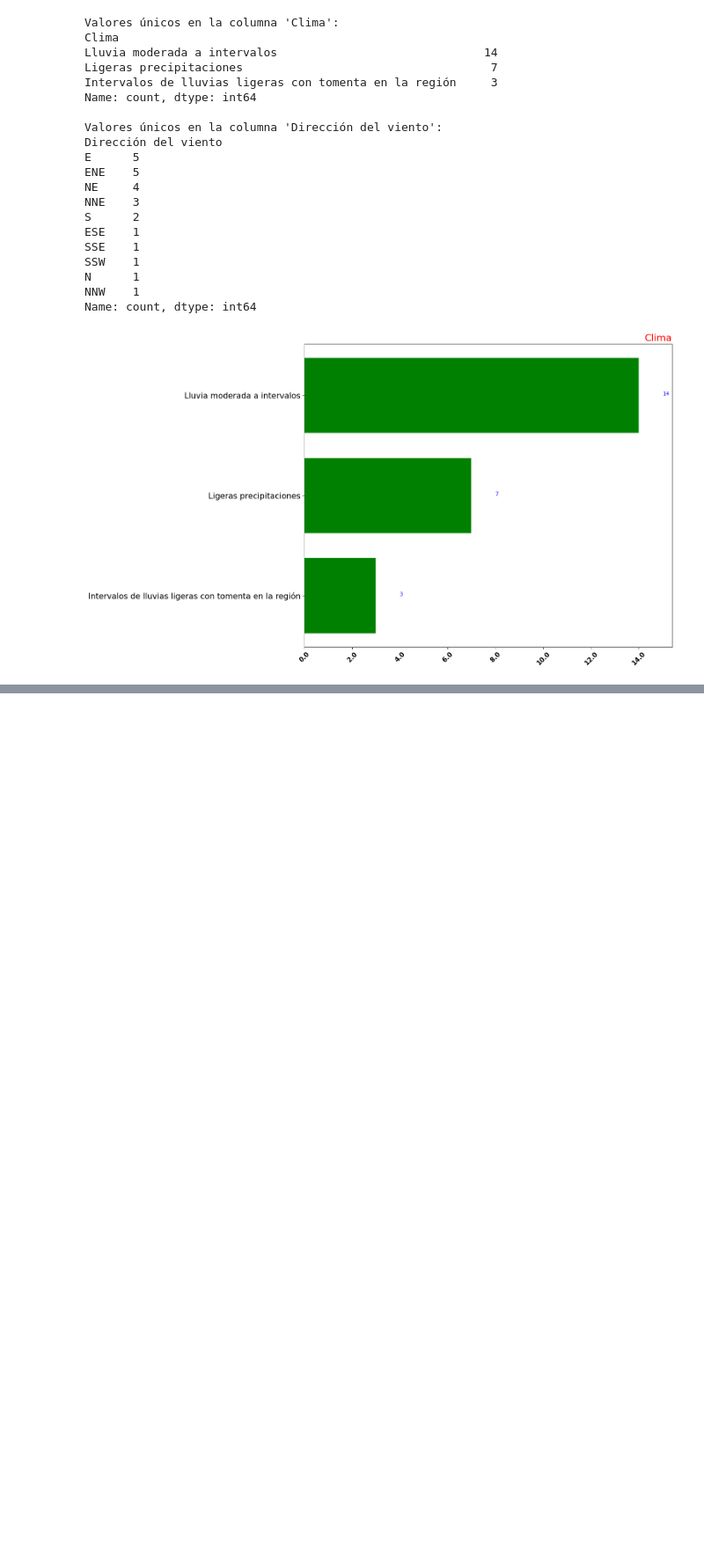
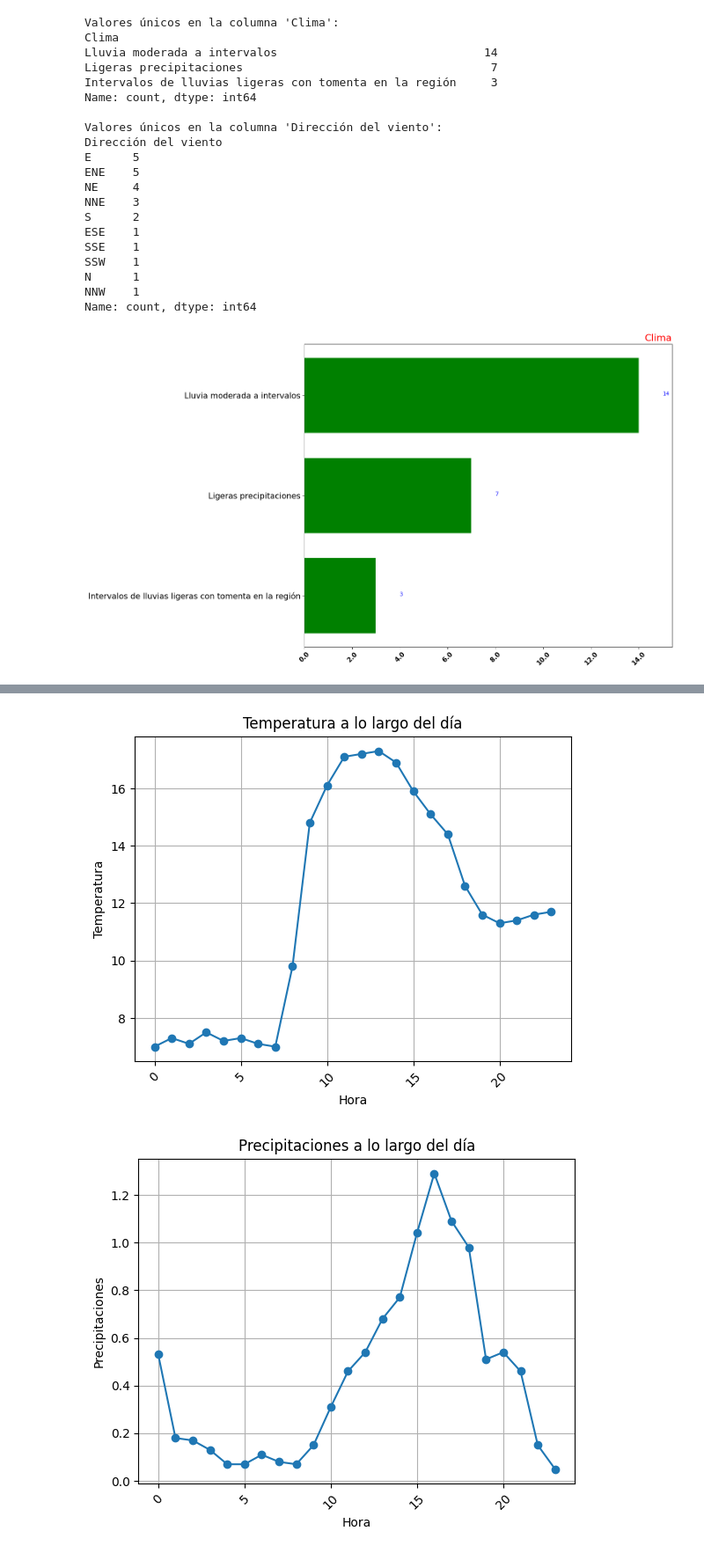
Before and after one commit to DiogoFabricioAG/CO2-Grupo-4, a Jupyter notebook: Codigos/EDA_Scraping.ipynb, the cells around one changed output, grey strips where cells are left out. Shown at 88% size. Drawn from its saved outputs; the diff is of its cells as text; code cells hidden in the pictures; blank space fills up the shorter version.

```diff
--- a/Codigos/EDA_Scraping.ipynb
+++ b/Codigos/EDA_Scraping.ipynb
@@ -217,0 +242,22 @@ ValueError: List of boxplot statistics and `positions` values must have same the
+# %%
+def MakePlotTime(df, NombreVariable):
+  plt.plot(df['Hora_decimal'], df[NombreVariable], marker='o')
+  plt.xticks(rotation=45)
+  plt.title(NombreVariable + " a lo largo del día")
+  plt.xlabel("Hora")
+  plt.ylabel(NombreVariable)
+  plt.grid(True)
+  plt.show()
+# %%
+MakePlotTime(df, 'Temperatura')
+MakePlotTime(df, 'Precipitaciones')
+MakePlotTime(df, 'Probabilidad de nevada')
+MakePlotTime(df, 'Humedad')
+MakePlotTime(df, 'Velocidad del viento')
+MakePlotTime(df, 'Ráfaga de viento')
+MakePlotTime(df, 'Nubosidad')
+MakePlotTime(df, 'Visibilidad')
+MakePlotTime(df, 'Ángulo del viento')
+# %% [output]
+[figure, added]
+[figure, added]
```
Also changed, not shown: parts of 21 cells of this notebook, 1 other file.
